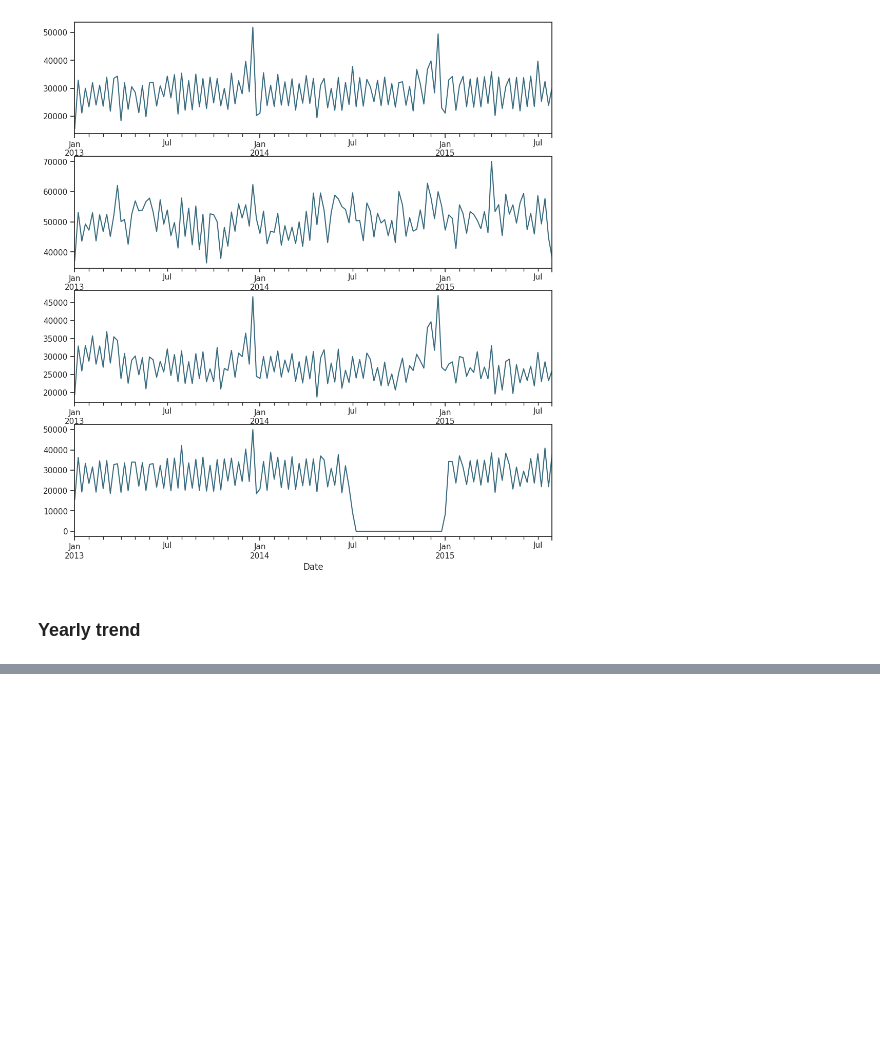
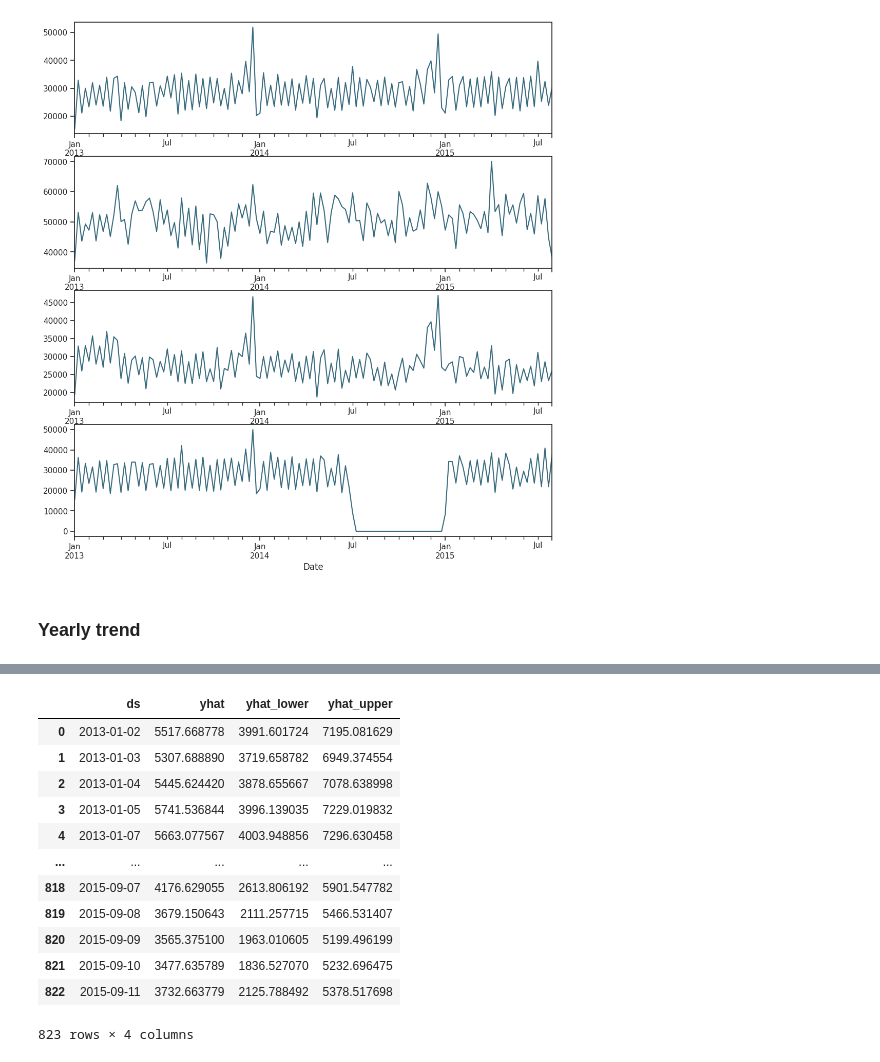
Before and after one commit to AmanullaChishty/DataScience, a Jupyter notebook: time-series-analysis-ross.ipynb, the cells around one changed output, grey strips where cells are left out. Cells and saved outputs as stored; diff of their text form; code cells hidden in the pictures; blank space fills up the shorter version.

```diff
--- a/time-series-analysis-ross.ipynb
+++ b/time-series-analysis-ross.ipynb
@@ -465,0 +549,12 @@ sales_d.resample('W').sum().plot(color = color, ax = ax4)
+# %%
+state_dates = df[(df.StateHoliday == 'a')|(df.StateHoliday == 'b')&(df.StateHoliday=='c')].loc[:,'Date'].values
+
+school_dates = df[df.SchoolHoliday == 1].loc[:,'Date'].values
+
+state = pd.DataFrame({'holiday':'state_holiday',
+                     'ds':pd.to_datetime(state_dates)})
+school = pd.DataFrame({'holiday':'school_holiday',
+                      'ds':pd.to_datetime(school_dates)})
+
+holidays = pd.concat((state,school))
+holidays.head()
@@ -465,0 +568,8 @@ sales_d.resample('W').sum().plot(color = color, ax = ax4)
+# %%
+# set the uncertainty interval to 95% (the Prophet default is 80%)
+my_model = Prophet(interval_width = 0.95, holidays = holidays)
+my_model.fit(sales)
+
+future_dates = my_model.make_future_dataframe(periods = 6*7)
+
+future_dates.tail(7)
@@ -465,0 +587,19 @@ sales_d.resample('W').sum().plot(color = color, ax = ax4)
+# %%
+# predictions
+forecast = my_model.predict(future_dates)
+
+forecast[['ds', 'yhat', 'yhat_lower', 'yhat_upper']]
+# %% [output]
+|  | ds | yhat | yhat_lower | yhat_upper |
+| 0 | 2013-01-02 | 5517.668778 | 3991.601724 | 7195.081629 |
+| 1 | 2013-01-03 | 5307.688890 | 3719.658782 | 6949.374554 |
+| 2 | 2013-01-04 | 5445.624420 | 3878.655667 | 7078.638998 |
+| 3 | 2013-01-05 | 5741.536844 | 3996.139035 | 7229.019832 |
+| 4 | 2013-01-07 | 5663.077567 | 4003.948856 | 7296.630458 |
+| ... | ... | ... | ... | ... |
+| 818 | 2015-09-07 | 4176.629055 | 2613.806192 | 5901.547782 |
+| 819 | 2015-09-08 | 3679.150643 | 2111.257715 | 5466.531407 |
+| 820 | 2015-09-09 | 3565.375100 | 1963.010605 | 5199.496199 |
+| 821 | 2015-09-10 | 3477.635789 | 1836.527070 | 5232.696475 |
+| 822 | 2015-09-11 | 3732.663779 | 2125.788492 | 5378.517698 |
+823 rows × 4 columns
```
Also changed, not shown: parts of 16 cells of this notebook.
